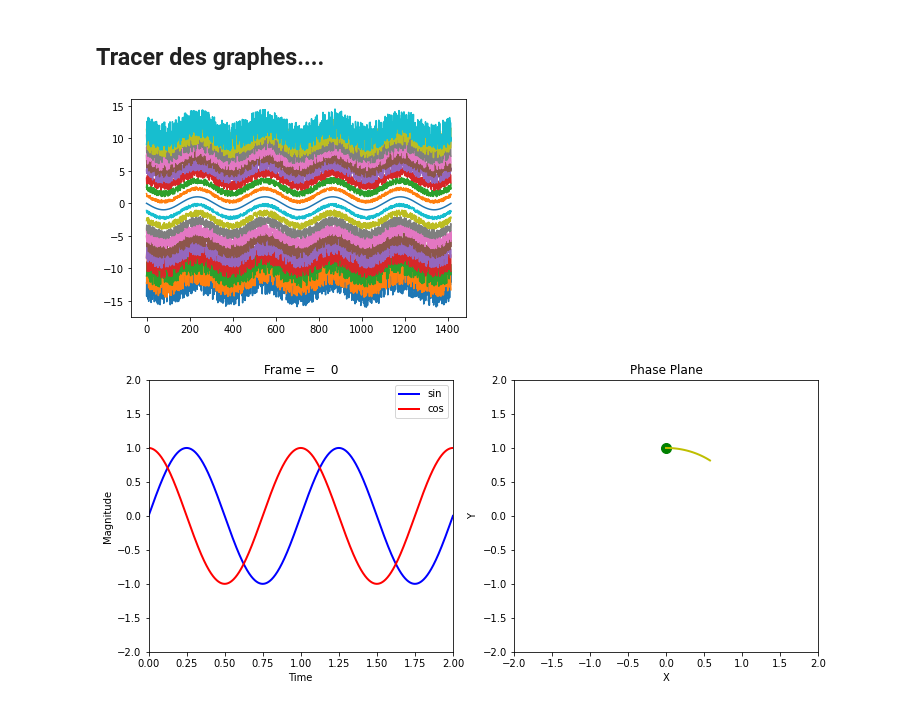
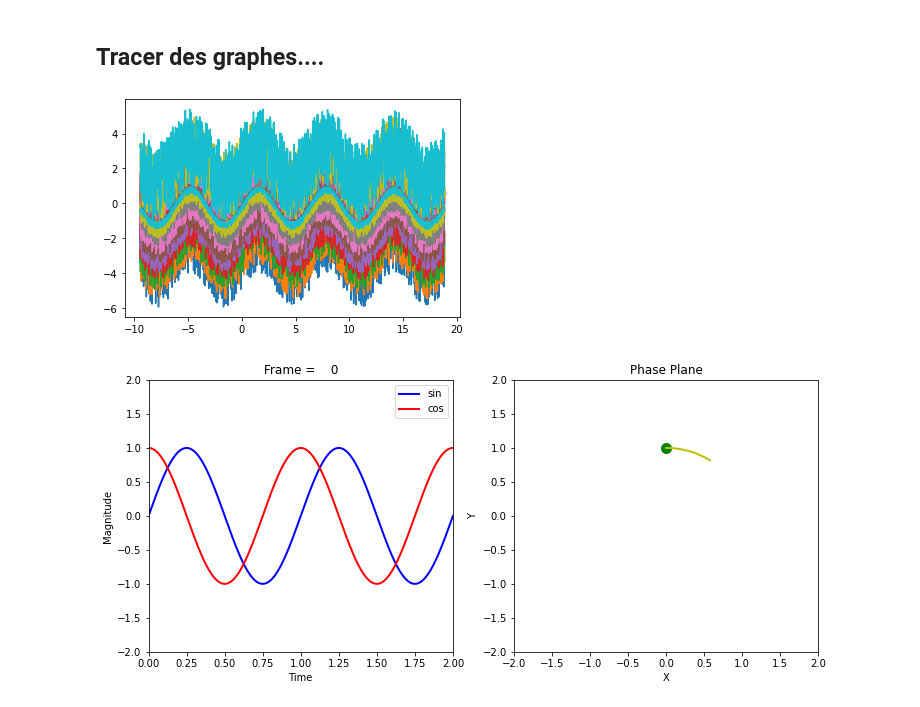
Before and after one commit to Bruyant/IntroPythonInstrum, a Jupyter notebook: SlidesIntroduction.ipynb, the cells around one changed output. Saved outputs shown, nothing was run; the diff lists cells and outputs as text; code cells hidden in the pictures.

```diff
--- a/SlidesIntroduction.ipynb
+++ b/SlidesIntroduction.ipynb
@@ -64,9 +64,9 @@ En fait cette presentation utilise le module de presentation d'un notebook Jupyt
 # %%
 t=arange(-3*pi,6*pi,0.02)
 for i in range(-10,10):
-    plot(sin(t)+i+rand(size(t))*i/2)
+    plot(t,sin(t)+rand(size(t))*i/2)
 # %% [output]
-[figure, old version]
+[figure, new version]
 # %%
 
 
```
Also changed, not shown: parts of 6 cells of this notebook, 1 other file.
